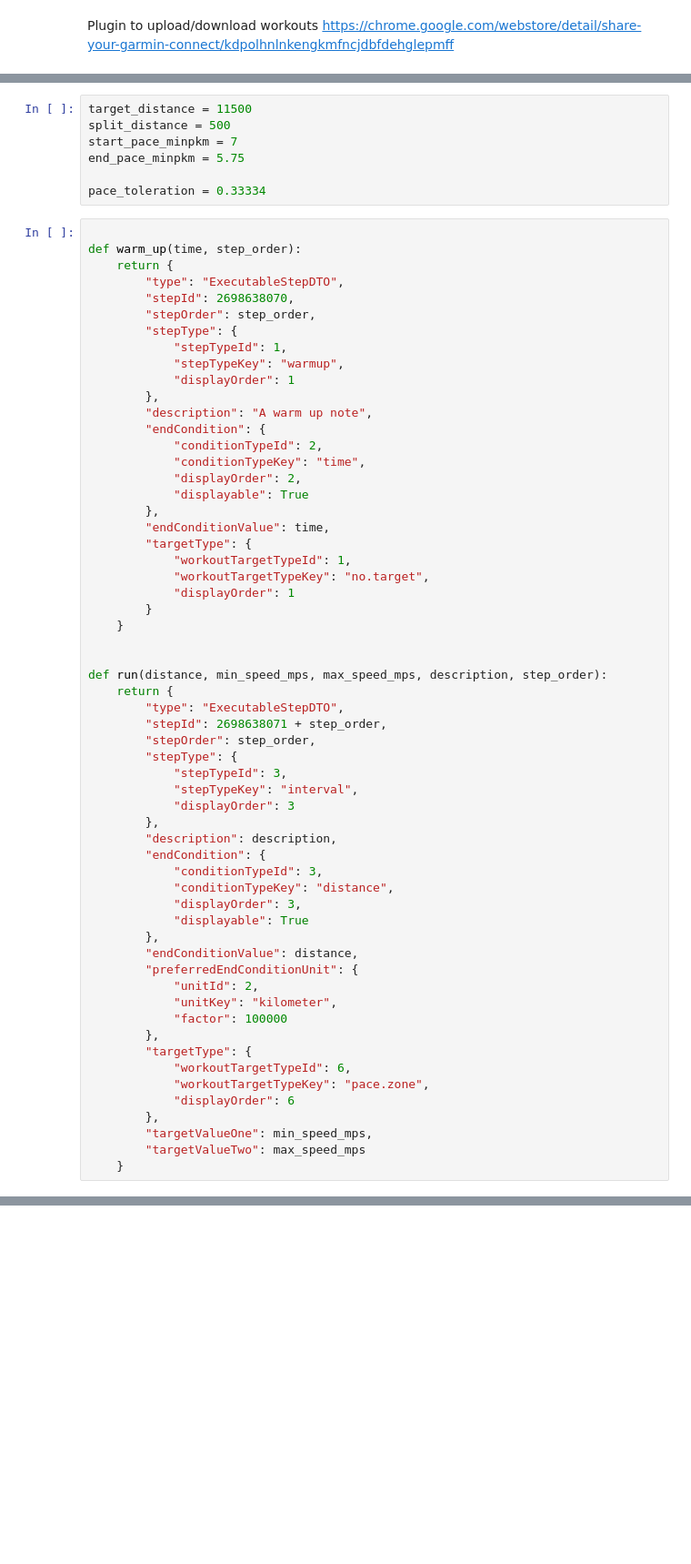
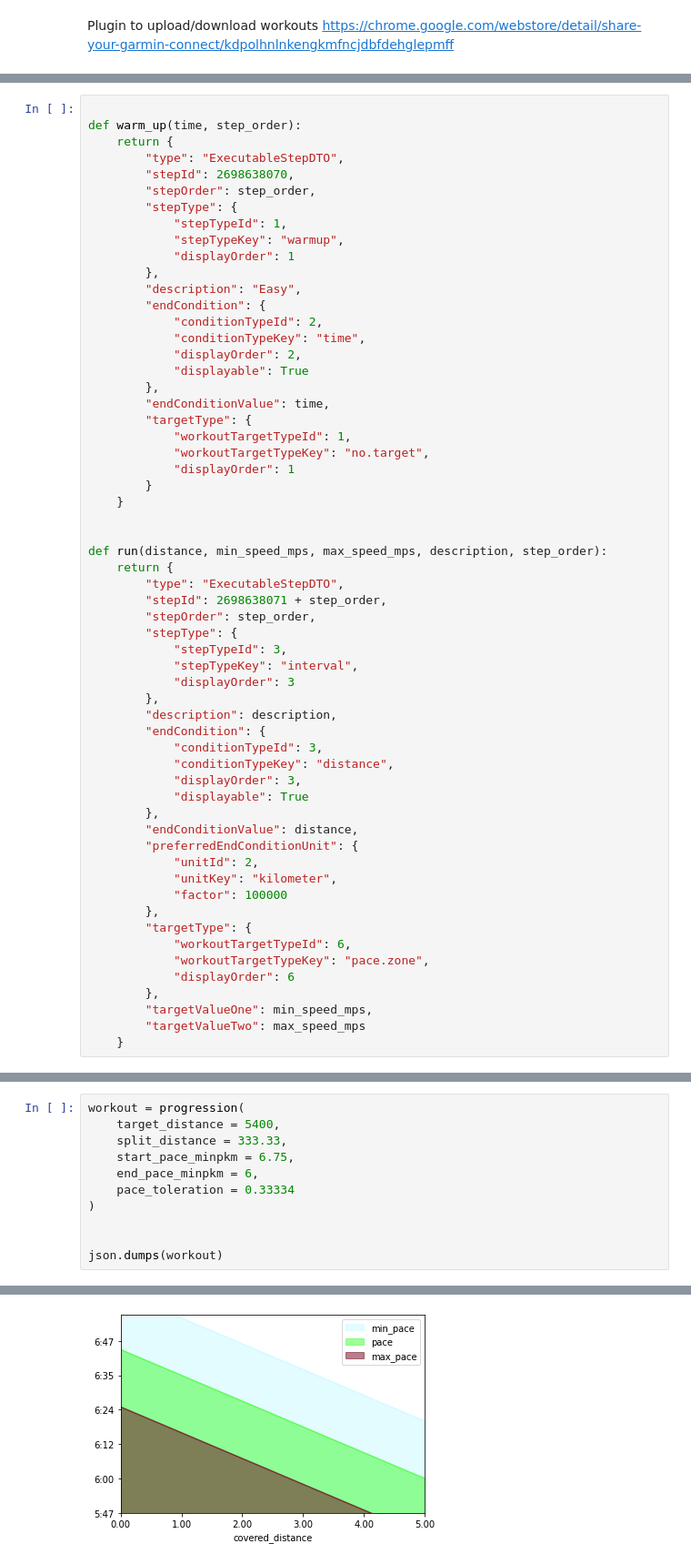
Before and after one commit to palkakrzysiek/trainings-generator-python, a Jupyter notebook: progression.ipynb, the cells around one changed output, grey strips where cells are left out. Shown: that part at 91% size. Cells and saved outputs as stored; diff of their text form; blank space fills up the shorter version.

```diff
--- a/progression.ipynb
+++ b/progression.ipynb
@@ -9,13 +8,6 @@ import json
 import matplotlib.pyplot as plt
 import numpy as np
 import pandas as pd
-# %%
-target_distance = 11500
-split_distance = 500
-start_pace_minpkm = 7
-end_pace_minpkm = 5.75
-
-pace_toleration = 0.33334
 # %%
 
 def warm_up(time, step_order):
@@ -28,7 +20,7 @@ def warm_up(time, step_order):
             "stepTypeKey": "warmup",
             "displayOrder": 1
         },
-        "description": "A warm up note",
+        "description": "Easy",
         "endCondition": {
             "conditionTypeId": 2,
             "conditionTypeKey": "time",
@@ -241,0 +233,12 @@ json.dumps(workout)
+# %%
+workout = progression(
+    target_distance = 5400,
+    split_distance = 333.33,
+    start_pace_minpkm = 6.75,
+    end_pace_minpkm = 6,
+    pace_toleration = 0.33334
+)
+
+
+json.dumps(workout)
+# %% [output]
@@ -241,0 +262 @@ json.dumps(workout)
+[figure, added]
```
Also changed, not shown: parts of 8 cells of this notebook.
